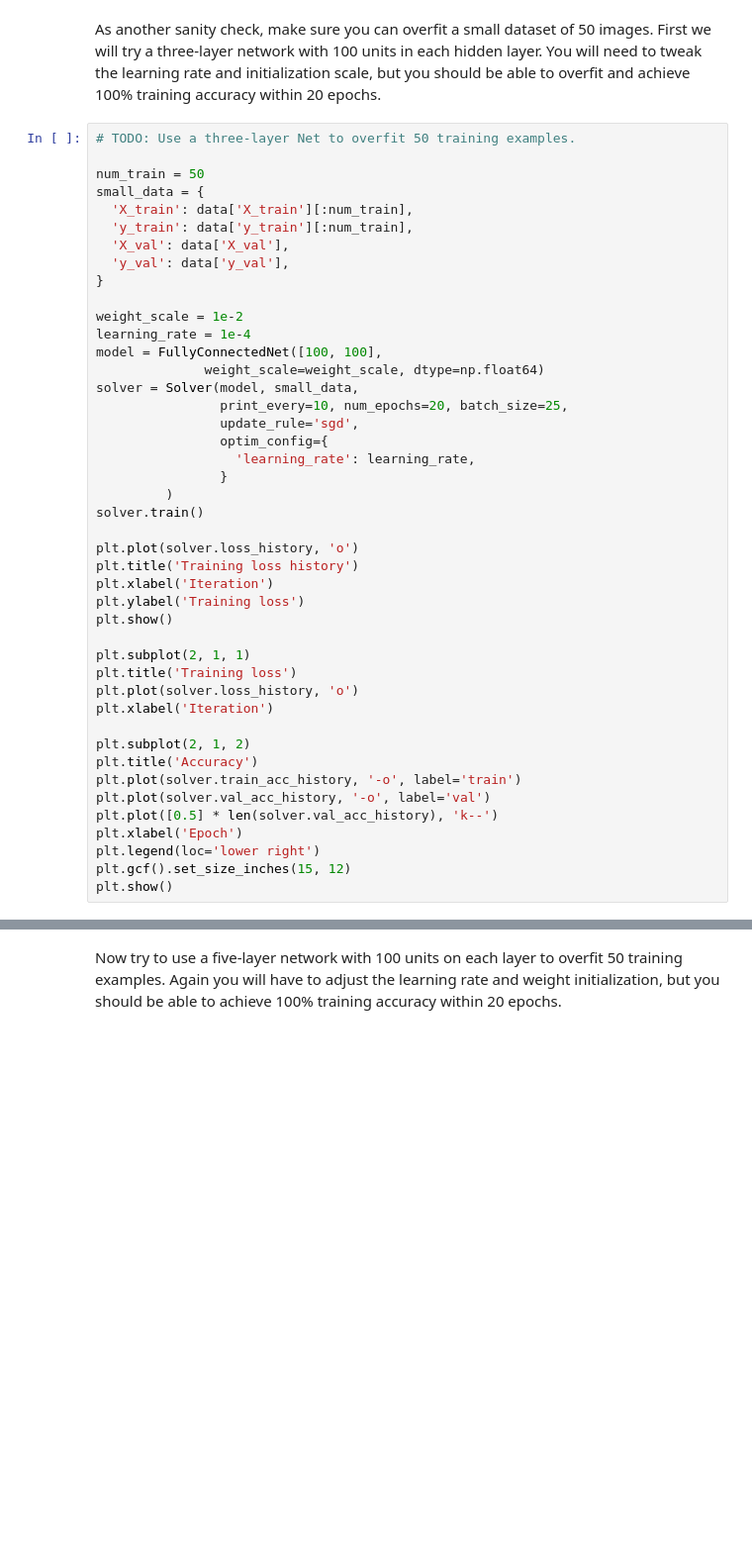
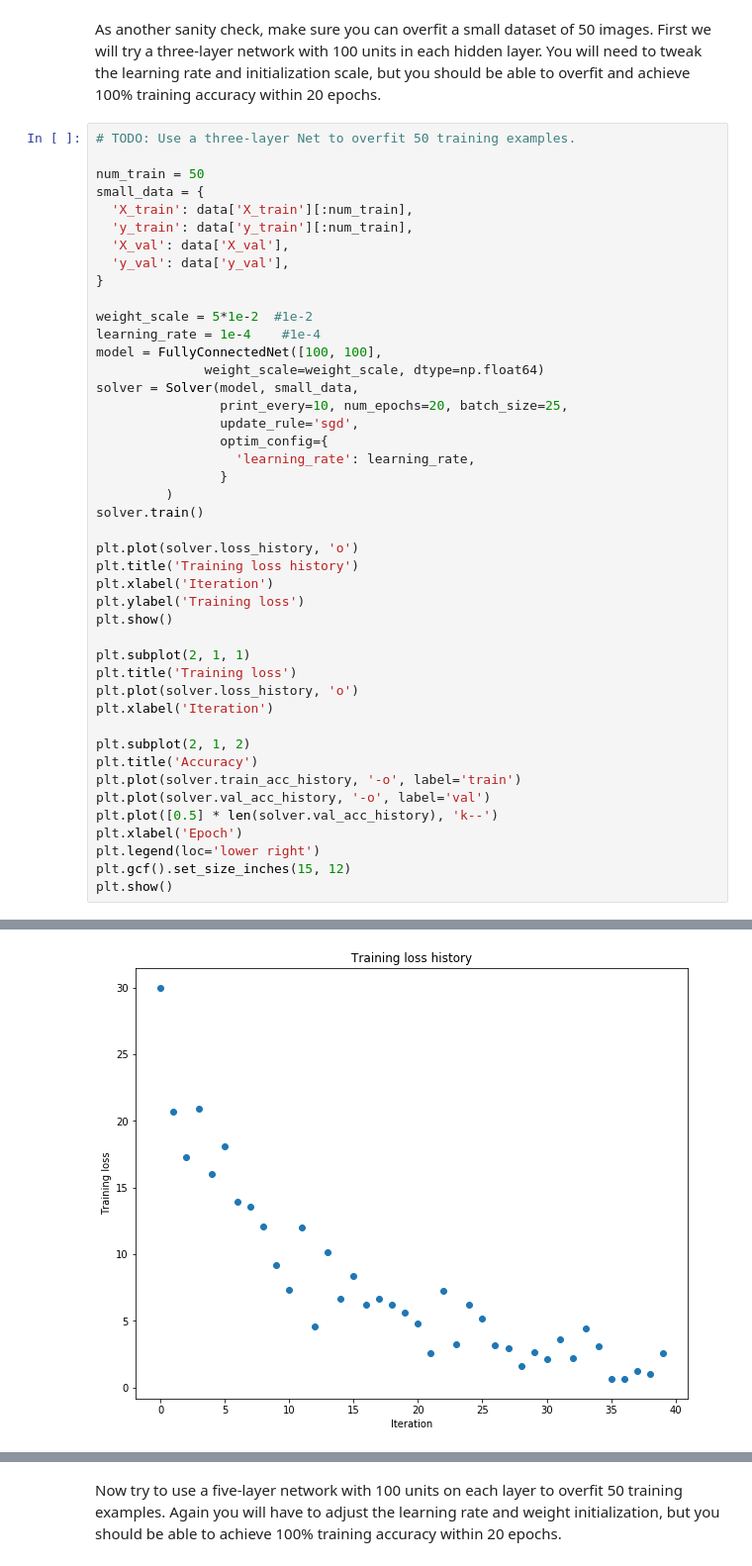
Before and after one commit to Hikaru518/statistical_ML, a Jupyter notebook: proj5/FullyConnectedNets.ipynb, the cells around one changed output, grey strips where cells are left out. Shown: that part at 99% size. Cells and saved outputs as stored; diff of their text form; blank space fills up the shorter version.

```diff
--- a/proj5/FullyConnectedNets.ipynb
+++ b/proj5/FullyConnectedNets.ipynb
@@ -411,8 +428,8 @@ small_data = {
   'y_val': data['y_val'],
 }
 
-weight_scale = 1e-2
-learning_rate = 1e-4
+weight_scale = 5*1e-2  #1e-2
+learning_rate = 1e-4    #1e-4
 model = FullyConnectedNet([100, 100],
               weight_scale=weight_scale, dtype=np.float64)
 solver = Solver(model, small_data,
@@ -444,3 +461,4 @@ plt.xlabel('Epoch')
 plt.legend(loc='lower right')
 plt.gcf().set_size_inches(15, 12)
 plt.show()
+# %% [output]
@@ -446,0 +482 @@ plt.show()
+[figure, added]
```
Also changed, not shown: parts of 11 cells of this notebook, 4 other files.
